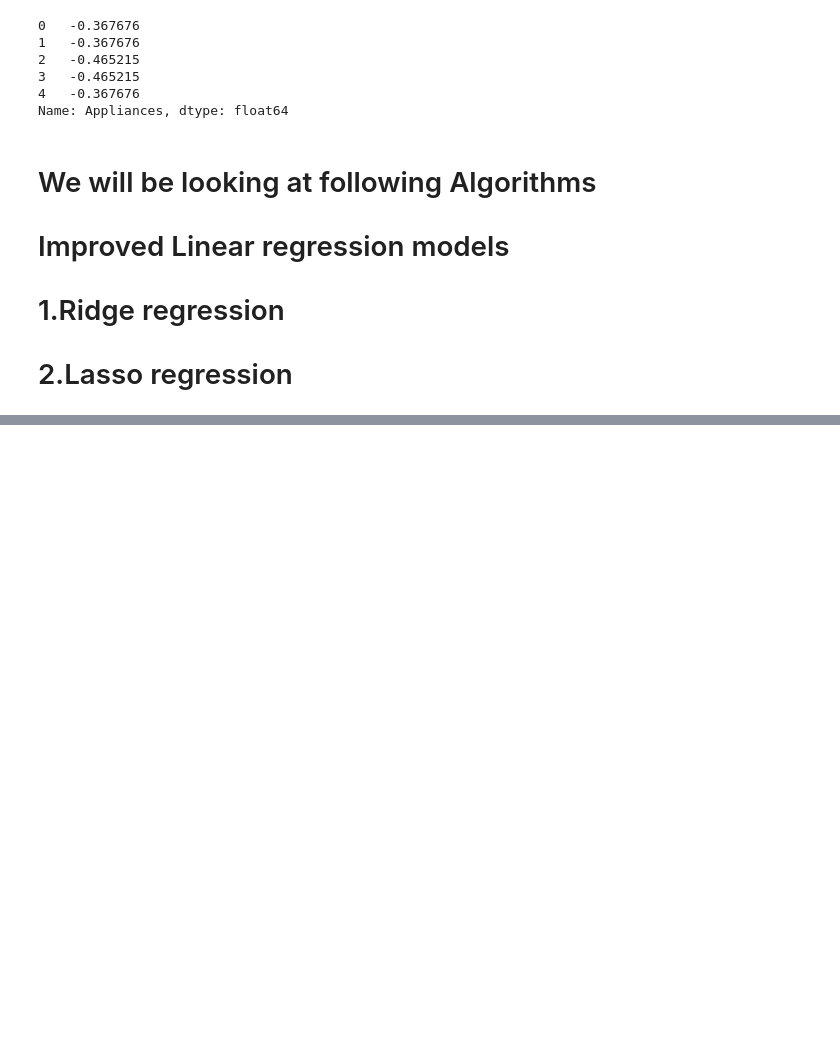
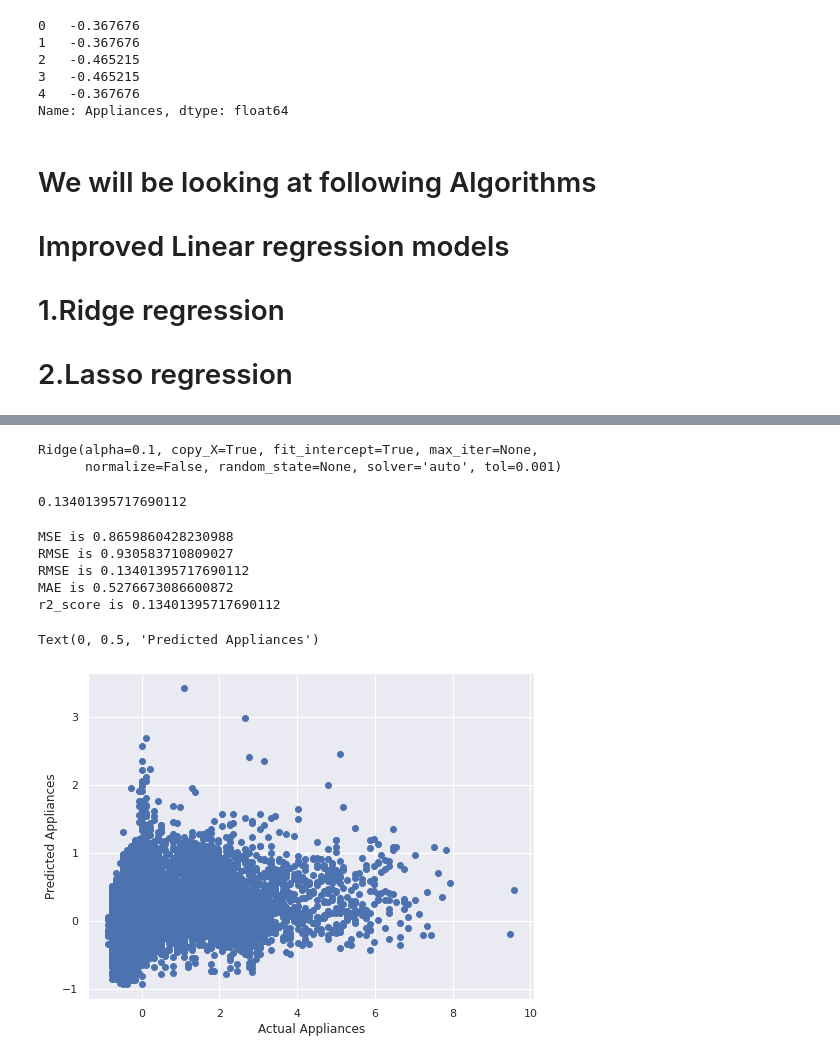
Before and after one commit to anasjy/appliance-energy-prediction, a Jupyter notebook: Appliance_energy_prediction.ipynb, the cells around one changed output, grey strips where cells are left out. Saved outputs shown, nothing was run; the diff lists cells and outputs as text; code cells hidden in the pictures; blank space fills up the shorter version.

```diff
--- a/Appliance_energy_prediction.ipynb
+++ b/Appliance_energy_prediction.ipynb
@@ -479,0 +576,5 @@ Name: Appliances, dtype: float64
+# %%
+# Fitting Multiple Linear Regression to the Training set
+
+regressor = LinearRegression()
+regressor.fit(train_X, train_y)
@@ -479,0 +655,15 @@ Name: Appliances, dtype: float64
+# %%
+from sklearn.linear_model import Ridge
+
+ridge  = Ridge(alpha=0.1)
+# %%
+ridge.fit(train_X,train_y)
+# %% [output]
+Ridge(alpha=0.1, copy_X=True, fit_intercept=True, max_iter=None,
+      normalize=False, random_state=None, solver='auto', tol=0.001)
+# %%
+ridge.score(train_X, train_y)
+# %% [output]
+0.13401395717690112
+# %%
+y_pred_r = ridge.predict(test_X)
@@ -479,0 +677,17 @@ Name: Appliances, dtype: float64
+# %%
+# Test dataset metrics
+print_metrics(test_y, y_pred_r)
+# %% [output]
+MSE is 0.8659860428230988
+RMSE is 0.930583710809027
+RMSE is 0.13401395717690112
+MAE is 0.5276673086600872
+r2_score is 0.13401395717690112
+# %%
+plt.figure(figsize=(8,6))
+plt.scatter(test_y, y_pred_r)
+plt.xlabel('Actual Appliances')
+plt.ylabel('Predicted Appliances')
+# %% [output]
+Text(0, 0.5, 'Predicted Appliances')
+[figure, added]
```
Also changed, not shown: parts of 44 cells of this notebook.
